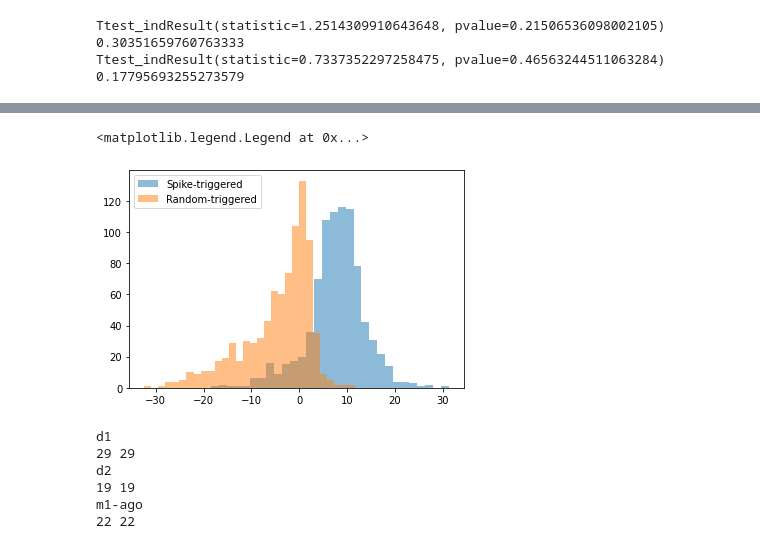
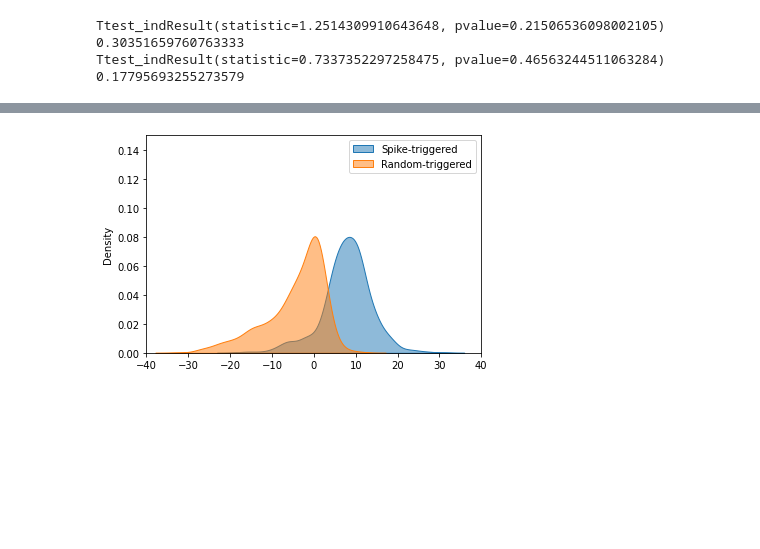
Before and after one commit to Nishant-codex/single_cell_analysis, a Jupyter notebook: notebooks_drug/PNAS_revision.ipynb, the cells around one changed output, grey strips where cells are left out. Saved outputs shown, nothing was run; the diff lists cells and outputs as text; code cells hidden in the pictures; blank space fills up the shorter version.

```diff
--- a/notebooks_drug/PNAS_revision.ipynb
+++ b/notebooks_drug/PNAS_revision.ipynb
@@ -624,0 +559,2 @@ pd.read_pickle("G:/My Drive/Data For Publication/paper2/PNAS_submission/Revision
+# %%
+df = pd.read_pickle("G:/My Drive/Data For Publication/paper2/PNAS_submission/Revision/gain_features.pkl")
@@ -625,11 +578,10 @@ pd.read_pickle("G:/My Drive/Data For Publication/paper2/PNAS_submission/Revision
 # %%
-plt.hist(df['auc_spike_triggered'], bins=30, alpha=0.5, label='Spike-triggered')
-plt.hist(df['auc_random_triggered'], bins=30, alpha=0.5, label='Random-triggered')
+sns.kdeplot(np.hstack(df['auc_spike_triggered']), fill=True, alpha=0.5, label='Spike-triggered')
+sns.kdeplot(np.hstack(df['auc_random_triggered']), fill=True, alpha=0.5, label='Random-triggered')
+plt.xlim(-40,40)
+plt.ylim(0,0.15)
 plt.legend()
-
-plt.hist(df['auc_spike_triggered'], bins=30, alpha=0.5, label='Spike-triggered')
-plt.hist(df['auc_random_triggered'], bins=30, alpha=0.5, label='Random-triggered')
-plt.legend()
+plt.savefig(savepath+'all_cells_auc_kde.pdf', dpi=200)
+plt.show()
 # %% [output]
-<matplotlib.legend.Legend at 0x...>
-[figure, old version]
+[figure, new version]
@@ -642,61 +587,0 @@ cols_ephys = ['current_at_first_spike', 'ap_count', 'fr', 'inst_fr','time_to_fir
-# %%
-import numpy as np
-import matplotlib.pyplot as plt
-from sklearn.cluster import AgglomerativeClustering
-from scipy.cluster.hierarchy import dendrogram
-from sklearn.datasets import make_blobs
-
-
-
-def plot_dendrogram(model, **kwargs):
-    counts = np.zeros(model.children_.shape[0])
-    n_samples = len(model.labels_)
-
-    for i, merge in enumerate(model.children_):
-        current_count = 0
-        for child_idx in merge:
-            if child_idx < n_samples:
-                current_count += 1
-            else:
-                current_count += counts[child_idx - n_samples]
-        counts[i] = current_count
-
-    linkage_matrix = np.column_stack(
-        [model.children_, model.distances_, counts]).astype(float)
-    dendrogram(linkage_matrix, **kwargs)
-
-
-adj_rand_score_exc = {}
-adj_MI_exc = {}
-save_dtype = 'ephys'
-ei_type = 'exc'
-from sklearn.metrics import adjusted_rand_score, adjusted_mutual_info_score
-
-for cond in ['d1','d2','m1-ago']:
-    print(cond)
-    df_temp_acsf,df_temp_drug  = return_acsf_and_drug(ephys,cond=[cond],joint=False)
-    df_temp_acsf_exc = df_temp_acsf[df_temp_acsf.ei_labels==0]
-    df_temp_acsf_exc = df_temp_acsf_exc.drop_duplicates('exp_name')
-    df_temp_drug_exc = df_temp_drug[df_temp_drug.ei_labels==0]
-    df_temp_drug_exc = df_temp_drug_exc.drop_duplicates('exp_name')
-
-
-    print(len(df_temp_acsf_exc), len(df_temp_drug_exc))
-
-    clustering_acsf = AgglomerativeClustering(n_clusters=3)
-    labels_acsf = clustering_acsf.fit_predict(df_temp_acsf_exc[cols_ephys])
-
-
-    clustering_drug = AgglomerativeClustering(n_clusters=3)
-    labels_drug = clustering_drug.fit_predict(df_temp_drug_exc[cols_ephys])
-
-
-    adj_rand_score_exc[cond] = adjusted_rand_score(labels_acsf,labels_drug)
-    adj_MI_exc[cond] =  adjusted_mutual_info_score(labels_drug,labels_acsf)
-# %% [output]
-d1
-29 29
-d2
-19 19
-m1-ago
-22 22
```
Also changed, not shown: parts of 39 cells of this notebook, 1 other file.
